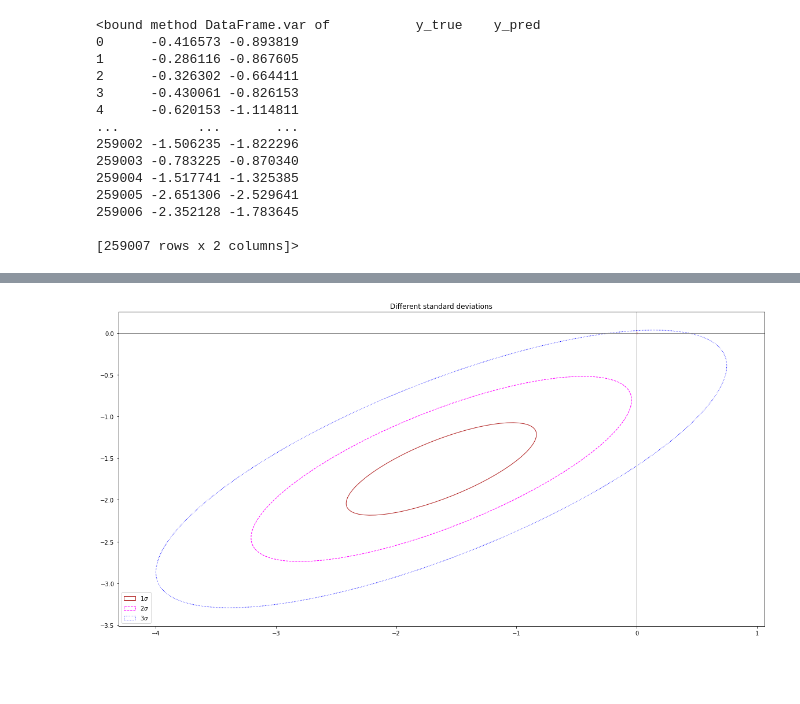
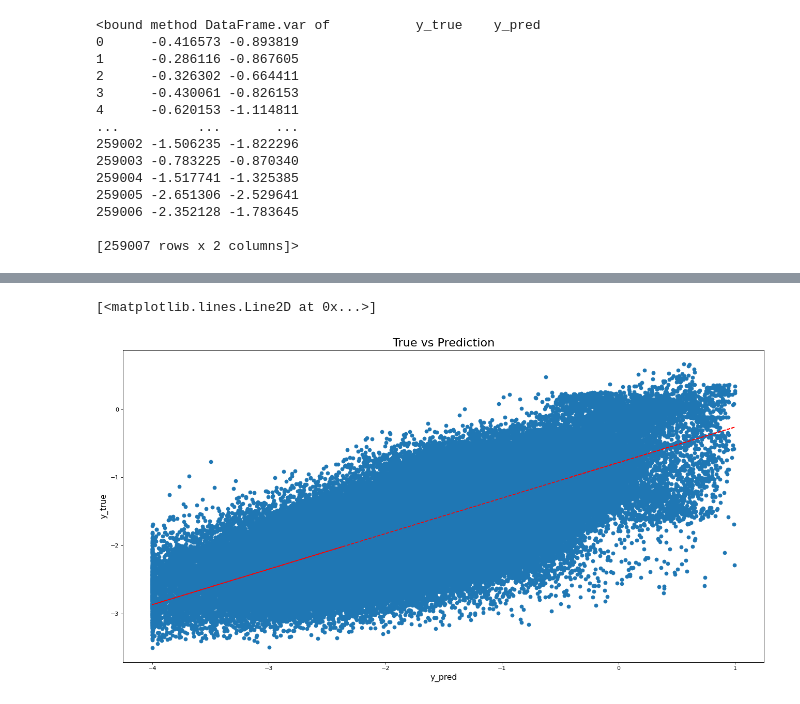
Before and after one commit to INTJ0001/ErrorEllipse, a Jupyter notebook: ErrorEllipse.ipynb, the cells around one changed output, grey strips where cells are left out. Saved outputs shown, nothing was run; the diff lists cells and outputs as text; code cells hidden in the pictures; blank space fills up the shorter version.

```diff
--- a/ErrorEllipse.ipynb
+++ b/ErrorEllipse.ipynb
@@ -103,28 +47,13 @@ def confidence_ellipse(x, y, ax, n_std=3.0, facecolor='none', **kwargs):
-# %%
-fig, ax_nstd = plt.subplots(figsize=(20, 10))
-
-dependency_nstd = [[0.8, 0.75],
-                   [-0.2, 0.35]]
-mu = 0, 0
-scale = 8, 5
-
-ax_nstd.axvline(c='grey', lw=1)
-ax_nstd.axhline(c='grey', lw=1)
-
-x, y = df1["y_true"], df1["y_pred"]
-
-
-confidence_ellipse(x, y, ax_nstd, n_std=1,
-                   label=r'$1\sigma$', edgecolor='firebrick')
-confidence_ellipse(x, y, ax_nstd, n_std=2,
-                   label=r'$2\sigma$', edgecolor='fuchsia', linestyle='--')
-confidence_ellipse(x, y, ax_nstd, n_std=3,
-                   label=r'$3\sigma$', edgecolor='blue', linestyle=':')
-
-ax_nstd.scatter(mu[0], mu[1], c='red', s=3)
-ax_nstd.set_title('Different standard deviations')
-ax_nstd.legend()
-plt.show()
-# %% [output]
-[figure, removed]
+# %%
+figure(figsize=(20, 10), dpi=80)
+plt.plot(x,y,'o')
+plt.xlabel("y_pred", fontsize=14)
+plt.ylabel("y_true", fontsize=14)
+plt.title("True vs Prediction", fontsize=20)
+z = np.polyfit(x, y, 1)
+p = np.poly1d(z)
+plt.plot(x,p(x),"r--")
+# %% [output]
+[<matplotlib.lines.Line2D at 0x...>]
+[figure, added]
 # %%
```
Also changed, not shown: parts of 4 cells of this notebook.
